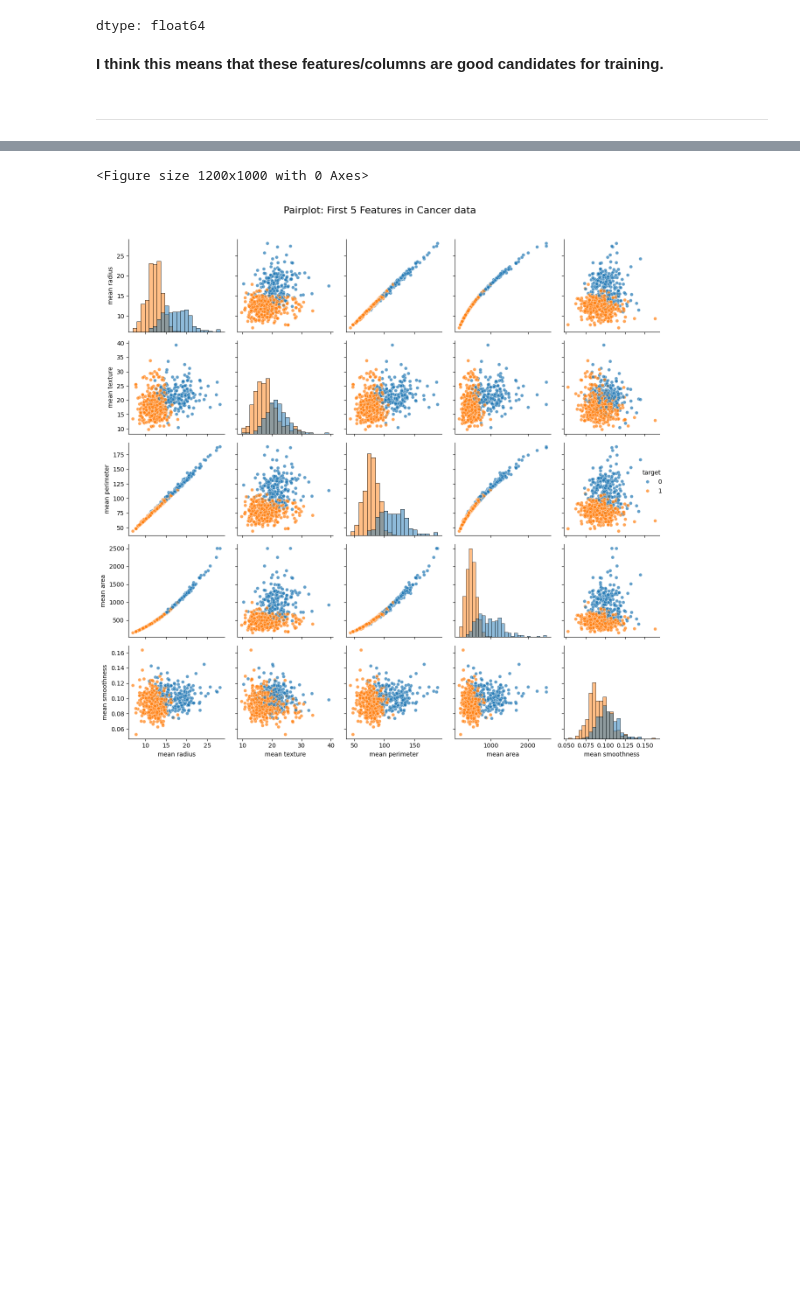
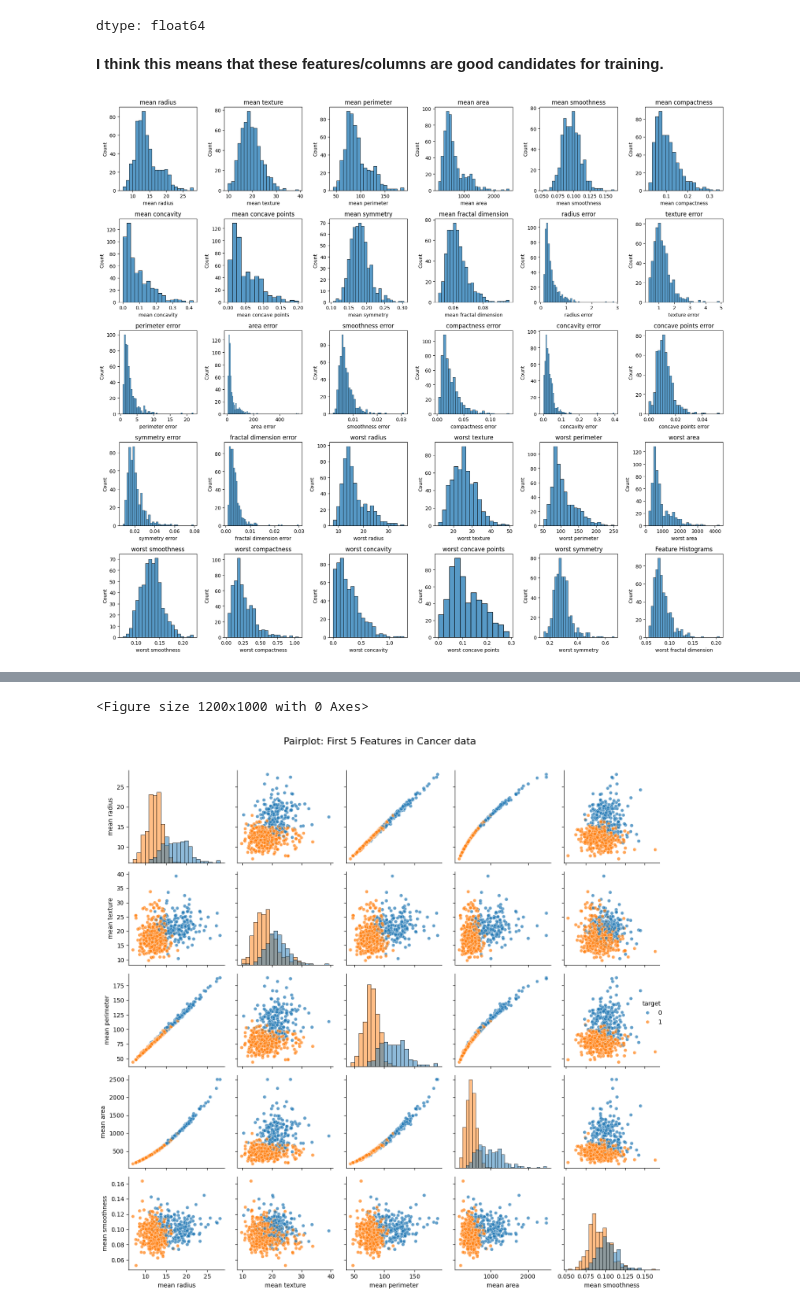
Before and after one commit to jgeiger81/sbml, a Jupyter notebook: 4.3 LogisticRegression/JasonG_MLE_MiniProject_Logistic_Regression.ipynb, the cells around one changed output, grey strips where cells are left out. Saved outputs shown, nothing was run; the diff lists cells and outputs as text; code cells hidden in the pictures; blank space fills up the shorter version.

```diff
--- a/4.3 LogisticRegression/JasonG_MLE_MiniProject_Logistic_Regression.ipynb
+++ b/4.3 LogisticRegression/JasonG_MLE_MiniProject_Logistic_Regression.ipynb
@@ -148,5 +171,18 @@ most_variable
 dtype: float64
 # %% [markdown]
 **I think this means that these features/columns are good candidates for training.**
-# %% [markdown]
-****
+# %%
+#Let's plot the features histograms to showcase distributions
+feature_names = raw.feature_names
+fig, axes = plt.subplots(5, 6, figsize=(18, 16))
+axes = axes.flatten()
+
+for i, feature in enumerate(feature_names):
+    sns.histplot(data=df, x=feature, ax=axes[i])
+    axes[i].set_title(feature)
+
+plt.title('Feature Histograms')
+plt.tight_layout()
+plt.show()
+# %% [output]
+[figure, added]
```
Also changed, not shown: parts of 20 cells of this notebook.
